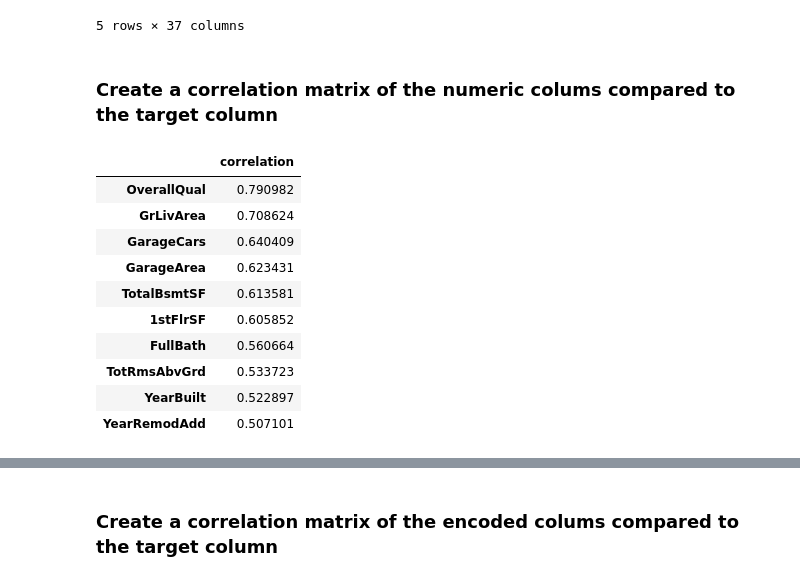
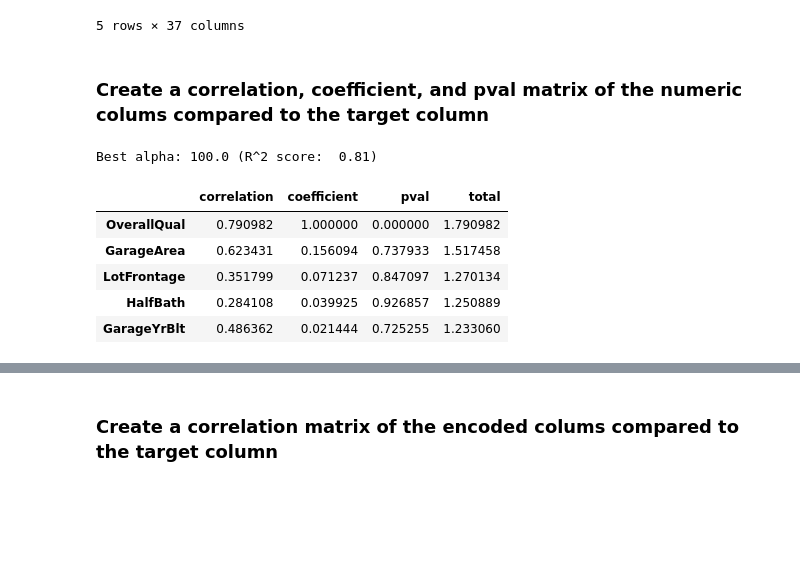
Before and after one commit to JimGile/kaggel-house-prices, a Jupyter notebook: notebooks/house_prices_eda.ipynb, the cells around one changed output, grey strips where cells are left out. Saved outputs shown, nothing was run; the diff lists cells and outputs as text; code cells hidden in the pictures; blank space fills up the shorter version.

```diff
--- a/notebooks/house_prices_eda.ipynb
+++ b/notebooks/house_prices_eda.ipynb
@@ -74,19 +74,15 @@ scaled_train_df.head()
 | 4 | 0.073375 | 0.574676 | 0.375148 | 1.374795 | -0.517200 | 0.951632 | 0.733308 | 1.360826 | ... |
 5 rows × 37 columns
 # %% [markdown]
-### Create a correlation matrix of the numeric colums compared to the target column
+### Create a correlation, coefficient, and pval matrix of the numeric colums compared to the target column
-# %%
-abs_correlation_matrix_df = pre_proc.get_correlation_matrix_abs_numeric_features_df(numeric_cols=numeric_cols, target_col=target_col)
-abs_correlation_matrix_df.head(10)
-# %% [output]
-|  | correlation |
-| OverallQual | 0.790982 |
-| GrLivArea | 0.708624 |
-| GarageCars | 0.640409 |
-| GarageArea | 0.623431 |
-| TotalBsmtSF | 0.613581 |
-| 1stFlrSF | 0.605852 |
-| FullBath | 0.560664 |
-| TotRmsAbvGrd | 0.533723 |
-| YearBuilt | 0.522897 |
-| YearRemodAdd | 0.507101 |
+# %%
+combo_df = pre_proc.get_combined_important_numeric_features_df(scaled_df=scaled_train_df)
+combo_df.head()
+# %% [output]
+Best alpha: 100.0 (R^2 score:  0.81)
+|  | correlation | coefficient | pval | total |
+| OverallQual | 0.790982 | 1.000000 | 0.000000 | 1.790982 |
+| GarageArea | 0.623431 | 0.156094 | 0.737933 | 1.517458 |
+| LotFrontage | 0.351799 | 0.071237 | 0.847097 | 1.270134 |
+| HalfBath | 0.284108 | 0.039925 | 0.926857 | 1.250889 |
+| GarageYrBlt | 0.486362 | 0.021444 | 0.725255 | 1.233060 |
```
Also changed, not shown: parts of 11 cells of this notebook, 1 other file.
